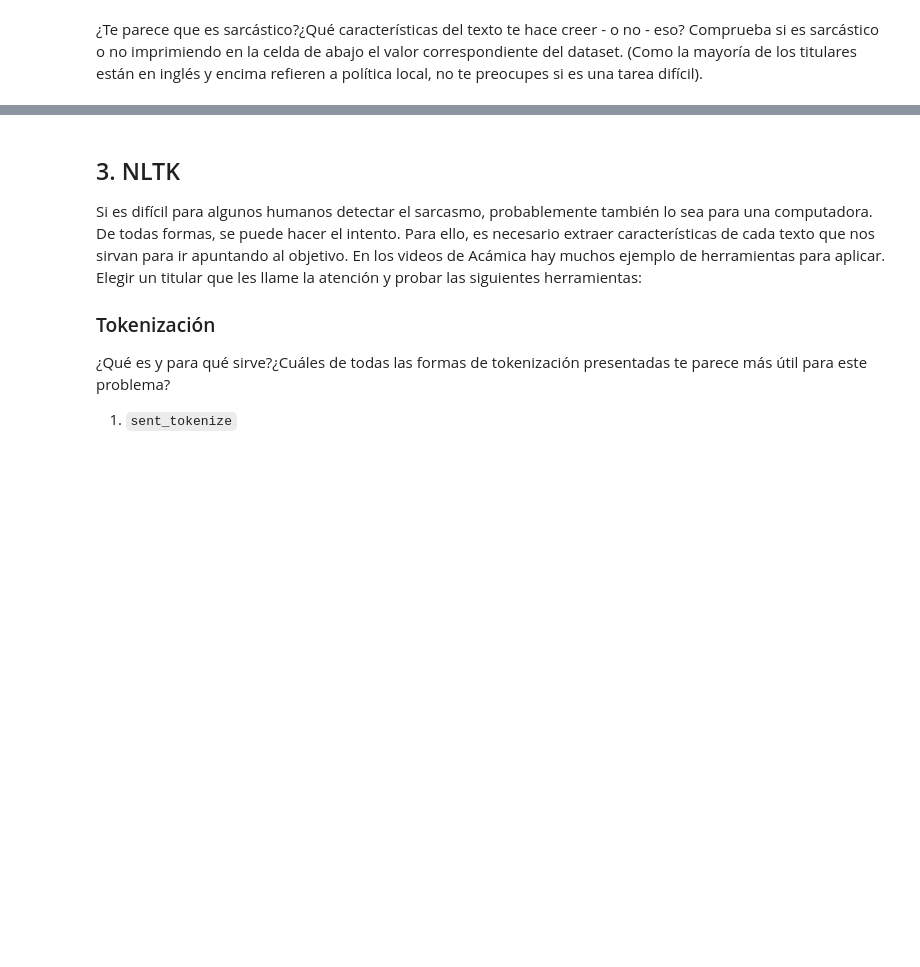
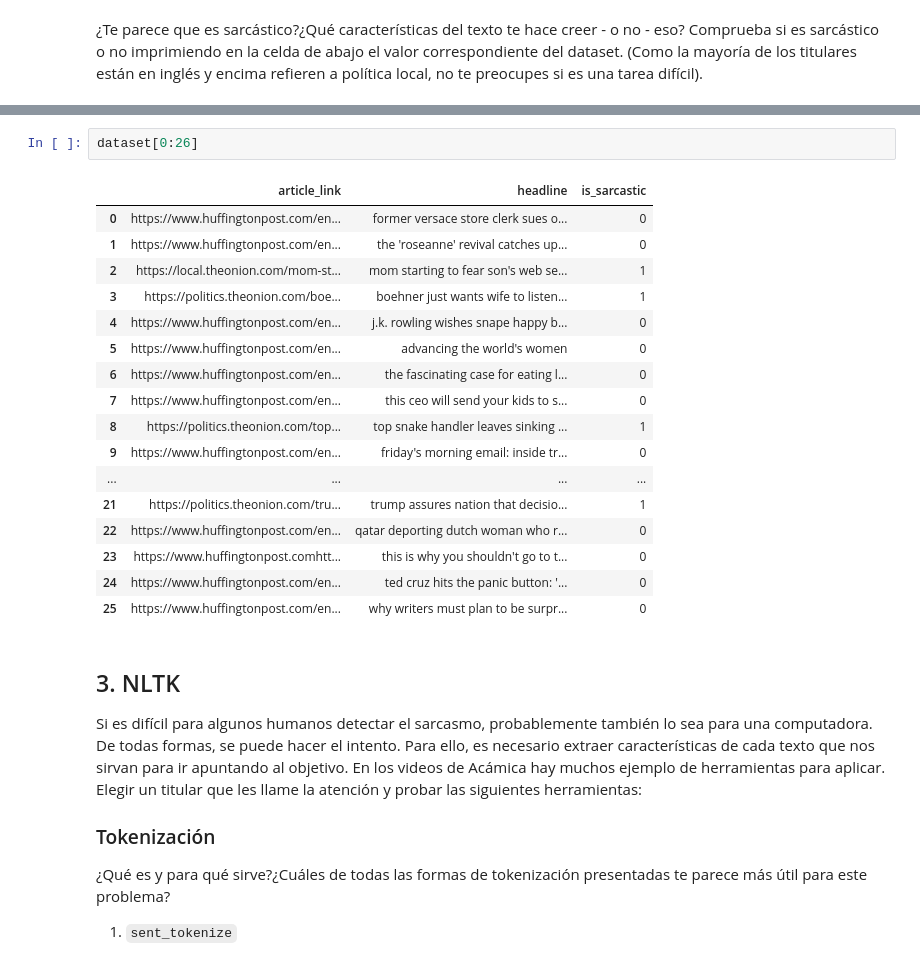
Before and after one commit to fedewyss/DS-ONLINE-57, a Jupyter notebook: 02-nlp/notebooks/DS_Bitácora_39_y_40_NLP_RESUELTO.ipynb, the cells around one changed output, grey strips where cells are left out. Drawn from its saved outputs; the diff is of its cells as text; blank space fills up the shorter version.

```diff
--- a/02-nlp/notebooks/DS_Bitácora_39_y_40_NLP_RESUELTO.ipynb
+++ b/02-nlp/notebooks/DS_Bitácora_39_y_40_NLP_RESUELTO.ipynb
@@ -107,3 +142,23 @@ print(index_random, dataset.iloc[index_random].is_sarcastic)
+# %%
+dataset[0:26]
+# %% [output]
+|  | article_link | headline | is_sarcastic |
+| 0 | https://www.huffingtonpost.com/en... | former versace store clerk sues o... | 0 |
+| 1 | https://www.huffingtonpost.com/en... | the 'roseanne' revival catches up... | 0 |
+| 2 | https://local.theonion.com/mom-st... | mom starting to fear son's web se... | 1 |
+| 3 | https://politics.theonion.com/boe... | boehner just wants wife to listen... | 1 |
+| 4 | https://www.huffingtonpost.com/en... | j.k. rowling wishes snape happy b... | 0 |
+| 5 | https://www.huffingtonpost.com/en... | advancing the world's women | 0 |
+| 6 | https://www.huffingtonpost.com/en... | the fascinating case for eating l... | 0 |
+| 7 | https://www.huffingtonpost.com/en... | this ceo will send your kids to s... | 0 |
+| 8 | https://politics.theonion.com/top... | top snake handler leaves sinking ... | 1 |
+| 9 | https://www.huffingtonpost.com/en... | friday's morning email: inside tr... | 0 |
+| ... | ... | ... | ... |
+| 21 | https://politics.theonion.com/tru... | trump assures nation that decisio... | 1 |
+| 22 | https://www.huffingtonpost.com/en... | qatar deporting dutch woman who r... | 0 |
+| 23 | https://www.huffingtonpost.comhtt... | this is why you shouldn't go to t... | 0 |
+| 24 | https://www.huffingtonpost.com/en... | ted cruz hits the panic button: '... | 0 |
+| 25 | https://www.huffingtonpost.com/en... | why writers must plan to be surpr... | 0 |
 # %% [markdown]
 ## 3. NLTK
 
```
Also changed, not shown: parts of 22 cells of this notebook, 6 other files.
